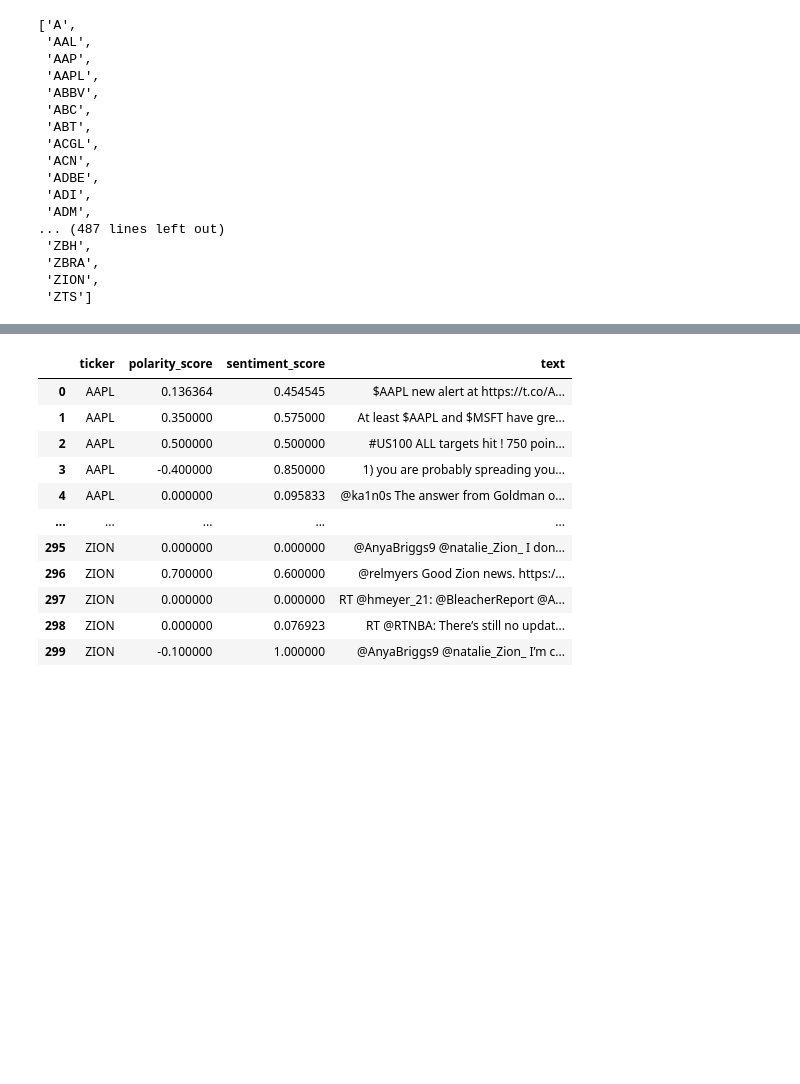
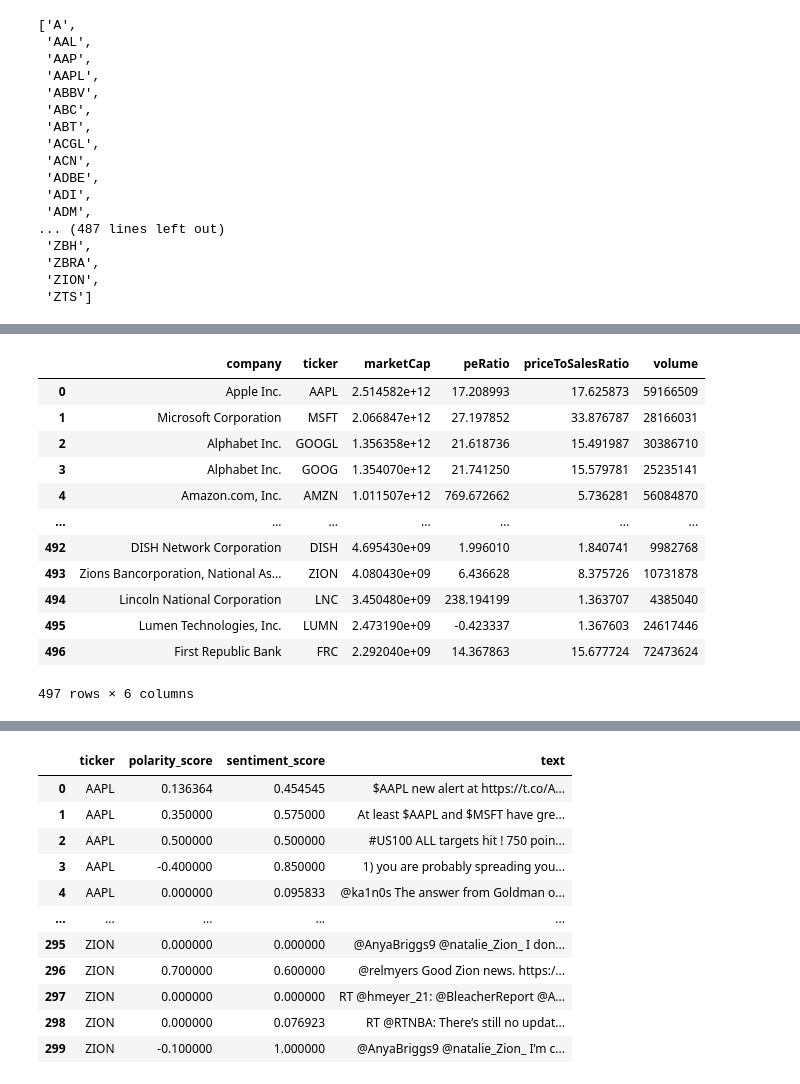
Before and after one commit to VedanshiShah7/Machine-Learning-In-Finance, a Jupyter notebook: Project 4/mini-project-4.ipynb, the cells around one changed output, grey strips where cells are left out. Drawn from its saved outputs; the diff is of its cells as text; code cells hidden in the pictures; blank space fills up the shorter version.

```diff
--- a/Project 4/mini-project-4.ipynb
+++ b/Project 4/mini-project-4.ipynb
@@ -149,2 +178,19 @@ df_roma = pd.read_csv('twitter_sentiment_roma.csv')
 df_daniel = pd.read_csv('twitter_sentiment_daniel.csv')
 df_vedanshi = pd.read_csv('twitter_sentiment_vedanshi.csv')
+# %%
+market_cap = pd.read_csv('spy_mktcap.csv')
+market_cap
+# %% [output]
+|  | company | ticker | marketCap | peRatio | priceToSalesRatio | volume |
+| 0 | Apple Inc. | AAPL | 2.514582e+12 | 17.208993 | 17.625873 | 59166509 |
+| 1 | Microsoft Corporation | MSFT | 2.066847e+12 | 27.197852 | 33.876787 | 28166031 |
+| 2 | Alphabet Inc. | GOOGL | 1.356358e+12 | 21.618736 | 15.491987 | 30386710 |
+| 3 | Alphabet Inc. | GOOG | 1.354070e+12 | 21.741250 | 15.579781 | 25235141 |
+| 4 | Amazon.com, Inc. | AMZN | 1.011507e+12 | 769.672662 | 5.736281 | 56084870 |
+| ... | ... | ... | ... | ... | ... | ... |
+| 492 | DISH Network Corporation | DISH | 4.695430e+09 | 1.996010 | 1.840741 | 9982768 |
+| 493 | Zions Bancorporation, National As... | ZION | 4.080430e+09 | 6.436628 | 8.375726 | 10731878 |
+| 494 | Lincoln National Corporation | LNC | 3.450480e+09 | 238.194199 | 1.363707 | 4385040 |
+| 495 | Lumen Technologies, Inc. | LUMN | 2.473190e+09 | -0.423337 | 1.367603 | 24617446 |
+| 496 | First Republic Bank | FRC | 2.292040e+09 | 14.367863 | 15.677724 | 72473624 |
+497 rows × 6 columns
```
Also changed, not shown: parts of 17 cells of this notebook, 10 other files.
